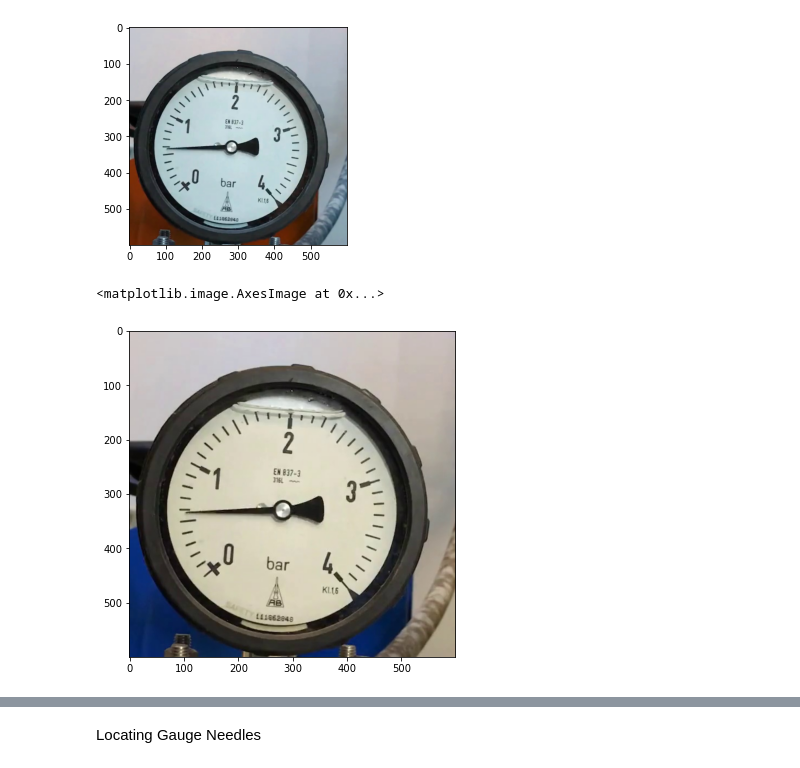
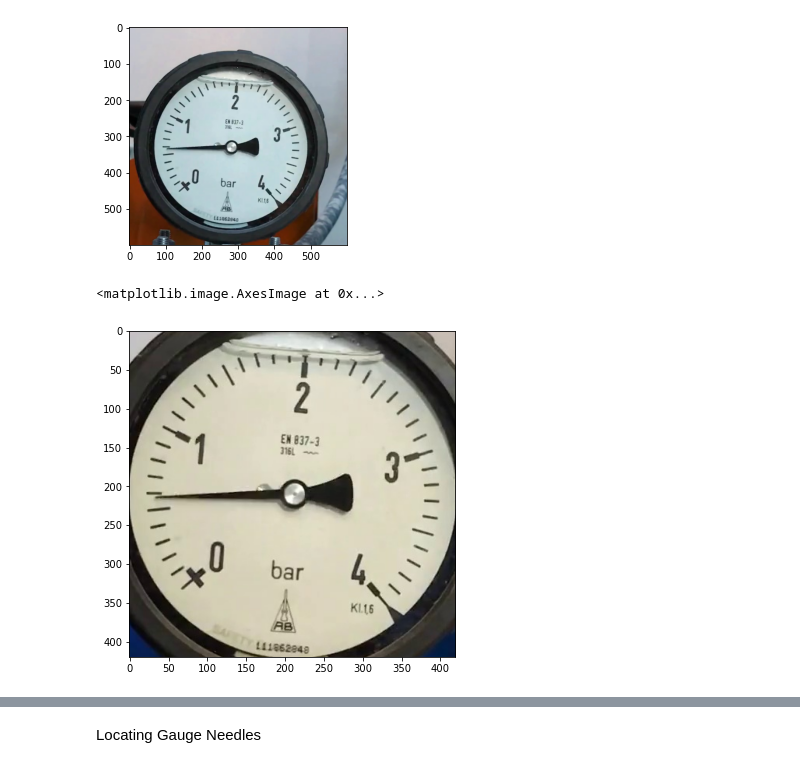
Before and after one commit to kunalvaibhav/Artifacts, a Jupyter notebook: Gauge/Gauge_preprocessing2.ipynb, the cells around one changed output, grey strips where cells are left out. Saved outputs shown, nothing was run; the diff lists cells and outputs as text; code cells hidden in the pictures.

```diff
--- a/Gauge/Gauge_preprocessing2.ipynb
+++ b/Gauge/Gauge_preprocessing2.ipynb
@@ -9,14 +10,29 @@ import matplotlib.pyplot as plt
 imgname = "../Python/PressureGaugeReader/Images/out2/ExtractedImages/ou0001.jpg"
 # https://i.stack.imgur.com/5oOGL.jpg
 # imgname = "stkdata/5oOGL.jpg"
-image = cv2.imread(imgname)
-plt.imshow(image)
+img = cv2.imread(imgname)
+
+# x = 20
+# y = 60
+# h = 720
+# w = 525
+# image = img[y:y+h, x:x+w]
+
+plt.imshow(img)
 # %% [output]
 <matplotlib.image.AxesImage at 0x...>
 [figure]
 # %%
+x = 70
+y = 120
+
+w = 420
+h = 420
+
+image = img[y:y+h, x:x+w]
 fig, ax = plt.subplots(figsize=(6, 6))
 ax.imshow(cv2.cvtColor(image, cv2.COLOR_BGR2RGB))
+# cv2.imwrite("temp.jpg", image)
 # %% [output]
 <matplotlib.image.AxesImage at 0x...>
-[figure, old version]
+[figure, new version]
```
Also changed, not shown: parts of 16 cells of this notebook, 1 other file.
